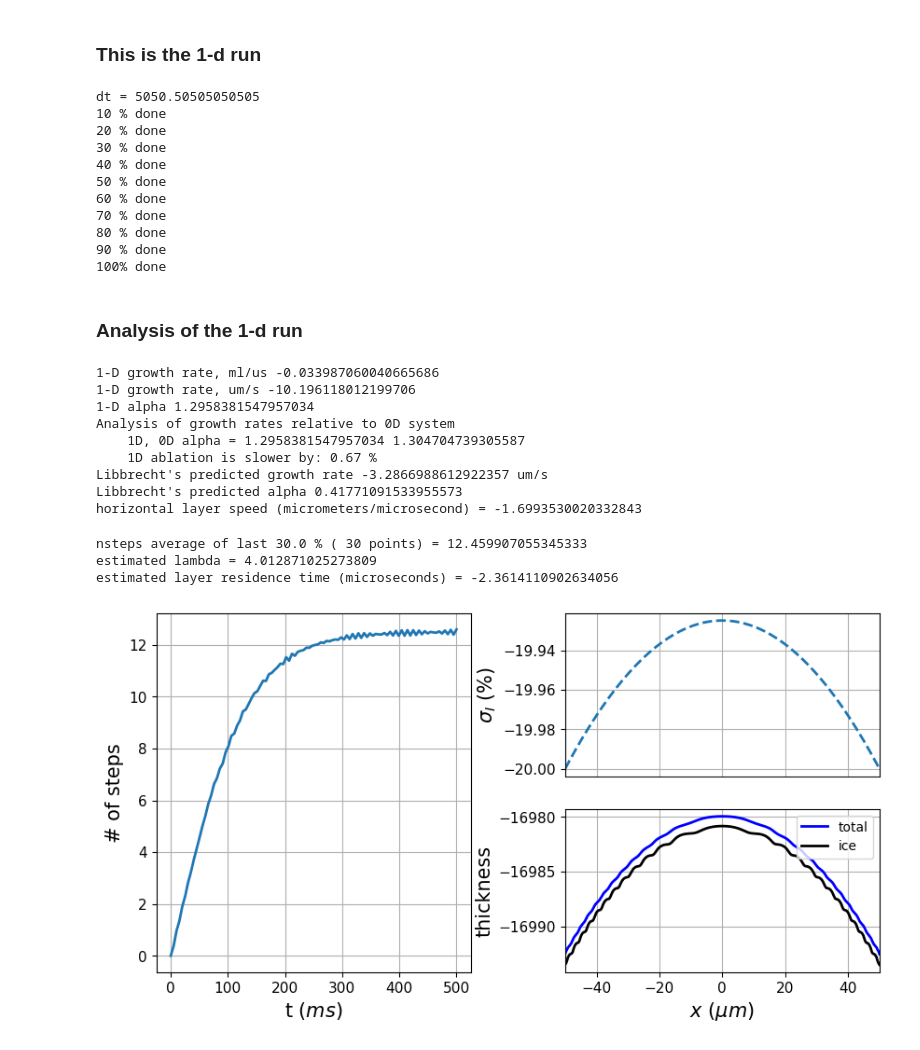
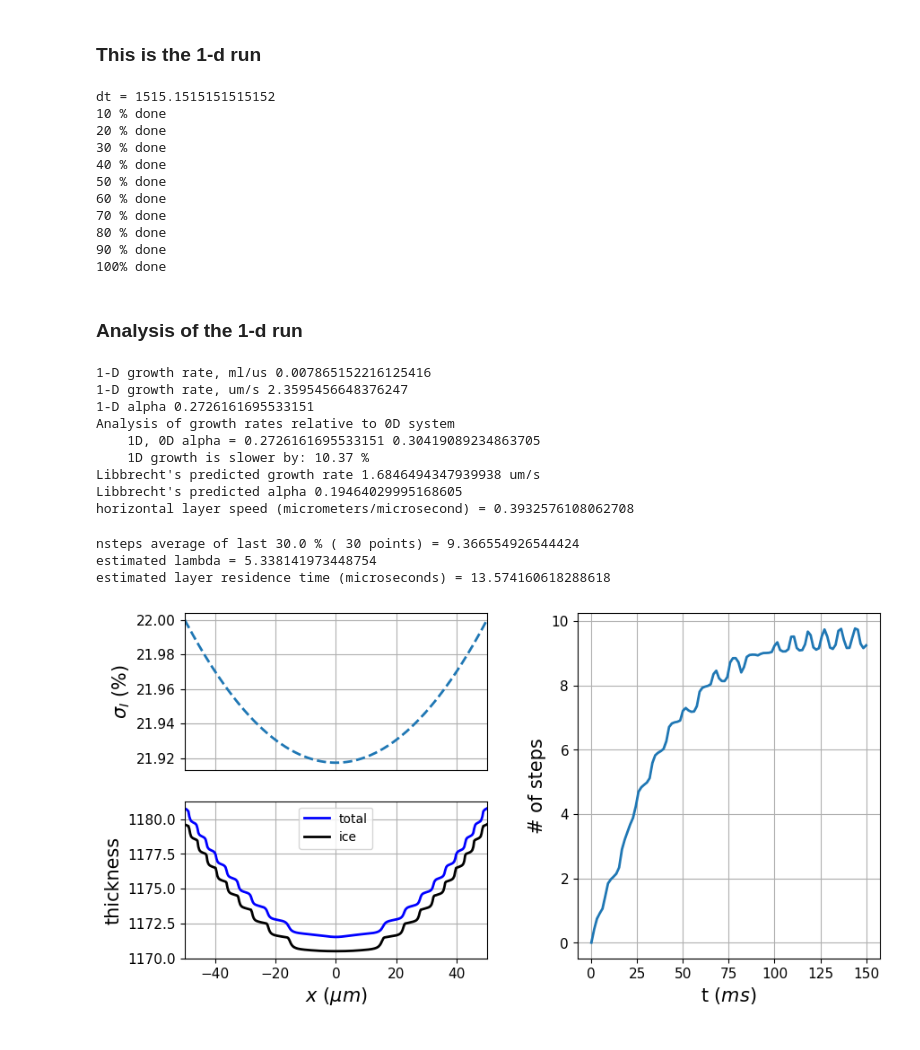
Before and after one commit to upschemistry/icecontinuum, a Jupyter notebook: nesh/Code and figures for continuum paper/4. Limit cycles.ipynb, the cells around one changed output. Cells and saved outputs as stored; diff of their text form; code cells hidden in the pictures.

Commit message:
Worked on figures

```diff
--- a/nesh/Code and figures for continuum paper/4. Limit cycles.ipynb
+++ b/nesh/Code and figures for continuum paper/4. Limit cycles.ipynb
@@ -141,7 +141,7 @@ else:
     print('   nu_kin = ',nu_kin)
 
 # Supersaturations relative to microstate I
-row_number = 3
+row_number = 1
 if row_number == 1:
     sigmaIstyle = 'parabolic'
     figurename = 'Fig 4, row 1.png'
@@ -360,7 +360,7 @@ NQLL_init_1D = QLC.getNQLL(Ntot_init_1D,Nstar,Nbar)
 Ntotkeep_1D, NQLLkeep_1D = QLC.run_f1d(NQLL_init_1D,Ntot_init_1D,tkeep_1Darr,scalar_params,sigmaI,odemethod)
 Nicekeep_1D = Ntotkeep_1D-NQLLkeep_1D
 # %% [output]
-dt = 5050.50505050505
+dt = 1515.1515151515152
 10 % done
 20 % done
 30 % done
@@ -410,23 +410,23 @@ lastfraction = 0.3
 # Graphics prep
 title = 'D='+str(D)+', '+odemethod + ', tau='+str(tau_eq)+', $\sigma_I=$'+str(sigmaIcorner)
 # %% [output]
-1-D growth rate, ml/us -0.033987060040665686
-1-D growth rate, um/s -10.196118012199706
-1-D alpha 1.2958381547957034
+1-D growth rate, ml/us 0.007865152216125416
+1-D growth rate, um/s 2.3595456648376247
+1-D alpha 0.2726161695533151
 Analysis of growth rates relative to 0D system
-    1D, 0D alpha = 1.2958381547957034 1.304704739305587
-    1D ablation is slower by: 0.67 %
-Libbrecht's predicted growth rate -3.2866988612922357 um/s
-Libbrecht's predicted alpha 0.41771091533955573
-horizontal layer speed (micrometers/microsecond) = -1.6993530020332843
+    1D, 0D alpha = 0.2726161695533151 0.30419089234863705
+    1D growth is slower by: 10.37 %
+Libbrecht's predicted growth rate 1.6846494347939938 um/s
+Libbrecht's predicted alpha 0.19464029995168605
+horizontal layer speed (micrometers/microsecond) = 0.3932576108062708
 # %%
 fig = plt.figure(figsize=(10,5))
 
 from matplotlib.gridspec import GridSpec
 gs = GridSpec(2, 2, wspace = .3)
-ax2 = fig.add_subplot(gs[:, :-1])
-ax1 = fig.add_subplot(gs[:-1, -1])
-ax3 = fig.add_subplot(gs[-1, -1])
+ax1 = fig.add_subplot(gs[0, 0])
+ax2 = fig.add_subplot(gs[:, -1])
+ax3 = fig.add_subplot(gs[-1,0])
 
 ax1.plot(x-xmid, sigmaI*100, '--',lw=linewidth,label=sigmaIstyle)
 ax1.set_xlim([-xmid,xmid])
@@ -479,35 +479,36 @@ print('estimated layer residence time (microseconds) =',residence_time)
 # plt.grid('on')
 
 # Plot ice and total
 itime = -1
 ax3.plot(x-xmid, Ntotkeep_1D[itime,:], 'b', label='total', lw=linewidth)
 ax3.plot(x-xmid, Nicekeep_1D[itime,:], 'k', label='ice', lw=linewidth)
 ax3.set_xlabel(r'$x \ (\mu m$)',fontsize=fontsize)
 # ax3.set_ylabel(r'$ice \ & \ liquid \ layers$',fontsize=fontsize)
 ax3.set_ylabel('thickness',fontsize=fontsize)
 ax3.set_xlim([-xmid, xmid])
 # rcParams['xtick.labelsize'] = ticklabelsize
 # rcParams['ytick.labelsize'] = ticklabelsize
-ax3.legend(loc='upper right')
+# ax3.legend(loc='upper right')
+ax3.legend()
 # plt.title(title+', at '+str(int(tkeep_1Darr[itime]/1e3))+' ms')
 ax3.grid('on')
 
 # # Plot liquid
 # itime = -1
 # plt.figure()
 # plt.plot(x-xmid, NQLLkeep_1D[itime,:], 'b', label='liquid', lw=linewidth)
 # plt.xlabel(r'$x (\mu m$)',fontsize=fontsize)
 # plt.ylabel(r'$liquid \ layers$',fontsize=fontsize)
 # plt.xlim([-xmid, xmid])
 # rcParams['xtick.labelsize'] = ticklabelsize
 # rcParams['ytick.labelsize'] = ticklabelsize
 # plt.title(title+', at '+str(int(tkeep_1Darr[itime]/1e3))+' ms')
 # plt.grid('on')
 
 # Save
 fig.savefig(figurename, dpi=200)
 # %% [output]
-nsteps average of last 30.0 % ( 30 points) = 12.459907055345333
-estimated lambda = 4.012871025273809
-estimated layer residence time (microseconds) = -2.3614110902634056
+nsteps average of last 30.0 % ( 30 points) = 9.366554926544424
+estimated lambda = 5.338141973448754
+estimated layer residence time (microseconds) = 13.574160618288618
-[figure, old version]
+[figure, new version]
```
Also changed, not shown: parts of 4 cells of this notebook, 6 other files.
